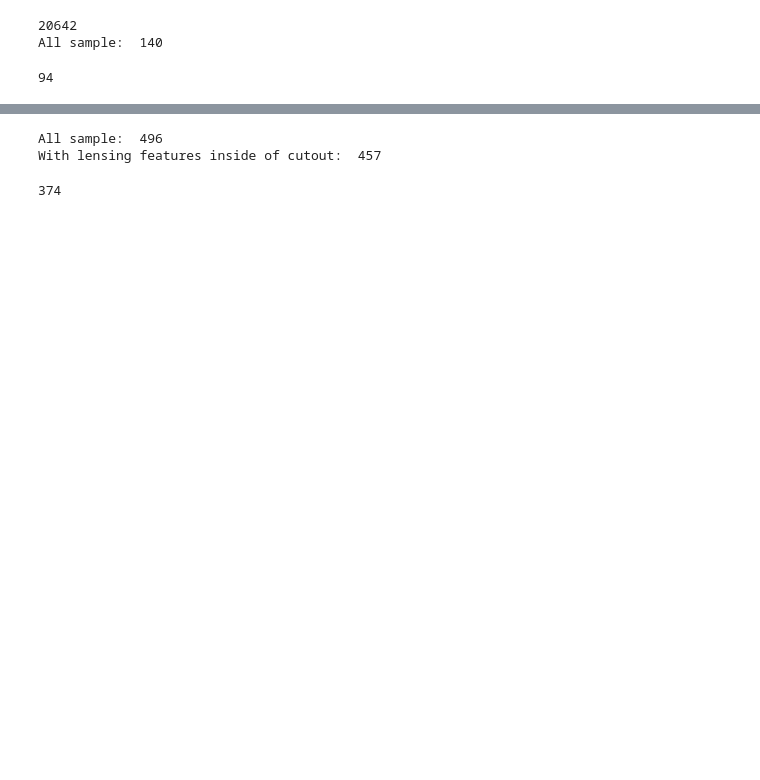
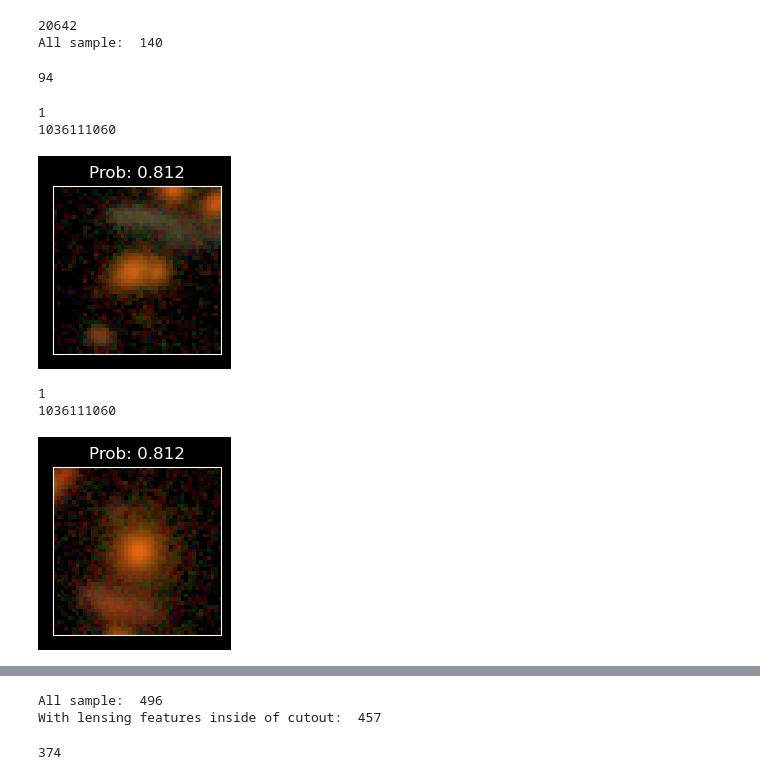
Before and after one commit to JimenaGonzalez/Searching-double-lenses, a Jupyter notebook: vit_cnn_multiclass/results/data/In_real_catalogs.ipynb, the cells around one changed output, grey strips where cells are left out. Drawn from its saved outputs; the diff is of its cells as text; code cells hidden in the pictures; blank space fills up the shorter version.

```diff
--- a/vit_cnn_multiclass/results/data/In_real_catalogs.ipynb
+++ b/vit_cnn_multiclass/results/data/In_real_catalogs.ipynb
@@ -21,10 +20,11 @@ def make_plot_all(objects, data):
             for j in range(4):
                 if(i+j > len(objects)-1): break
                 plt.subplot(1,4,j+1)
-                #title = 'Prob: {:.3f}, rank: {}'.format(data['Prob'].values[i+j], int(data['rank'].values[i+j]))
-                #print(data['COADD_OBJECT_ID'].values[i+j])
+                title = 'Prob: {:.3f}'.format(data['PROB'].values[i+j])
+                #title = 'Prob: {:.3f}, rank: {}'.format(data['PROB'].values[i+j], int(data['RANK'].values[i+j]))
+                print(data['COADD_OBJECT_ID'].values[i+j])
                 #print(data['Prob'].values[i+j], int(data['rank'].values[i+j]))
-                #plt.title(title)
+                plt.title(title)
                 rgb = make_lupton_rgb(objects[i+j][2], objects[i+j][1], objects[i+j][0], Q=11., stretch=40.)
                 plt.imshow(rgb, aspect='equal')
                 plt.xticks([], [])
@@ -75,3 +75,18 @@ images_sim = np.delete(images_sim, 0, axis = 0)
 #make_plot_all(images_sim, data)
 # %% [output]
 94
+# %%
+ind = data[data['COADD_OBJECT_ID'] == 1603413383].index
+print(len(ind))
+make_plot_all(images[ind], data)
+
+ind = data_pos[data_pos['COADD_OBJECT_ID'] == 1603413407].index
+print(len(ind))
+make_plot_all(lenses[ind], data)
+# %% [output]
+1
+1036111060
+[figure, added]
+1
+1036111060
+[figure, added]
```
Also changed, not shown: parts of 2 cells of this notebook.
